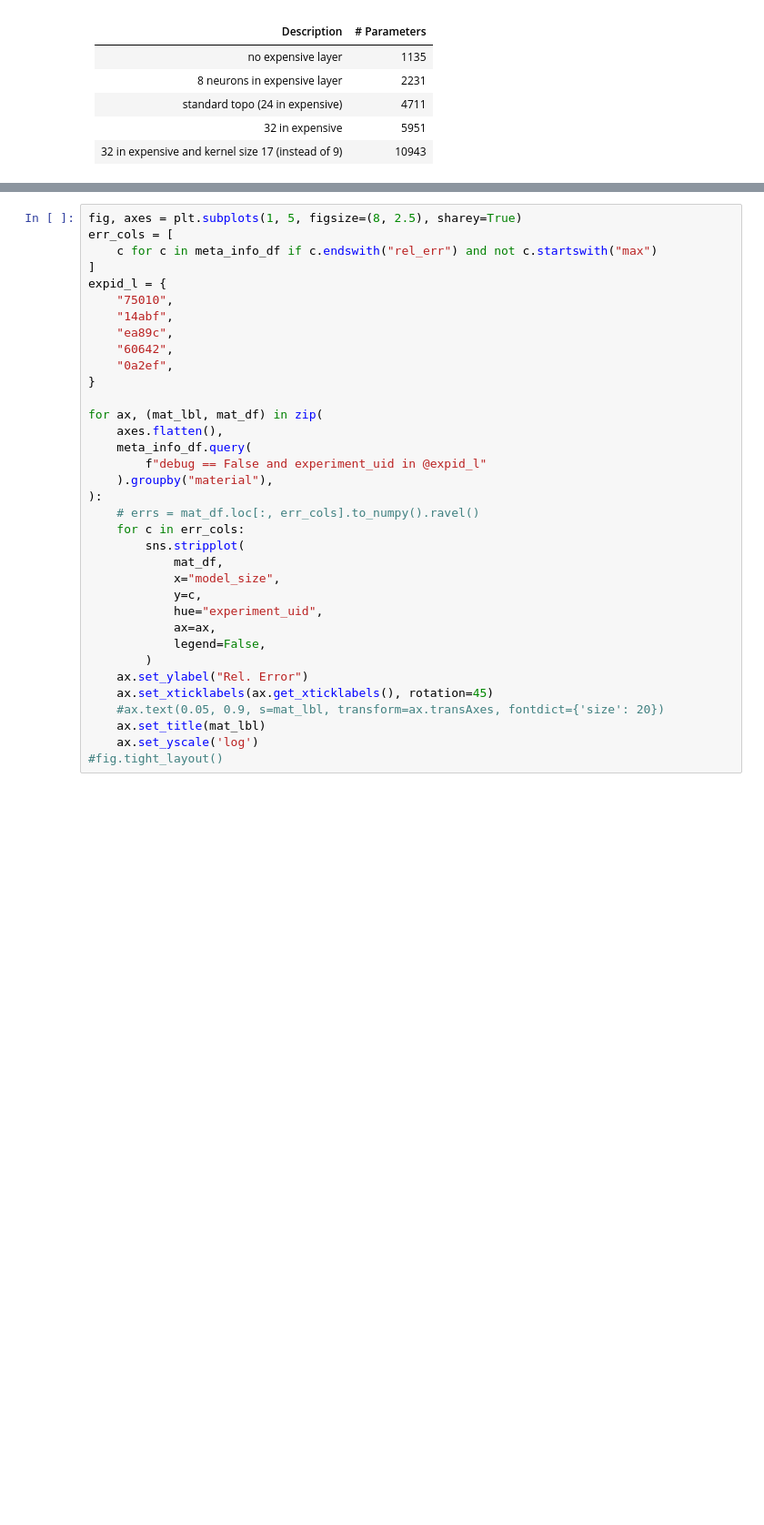
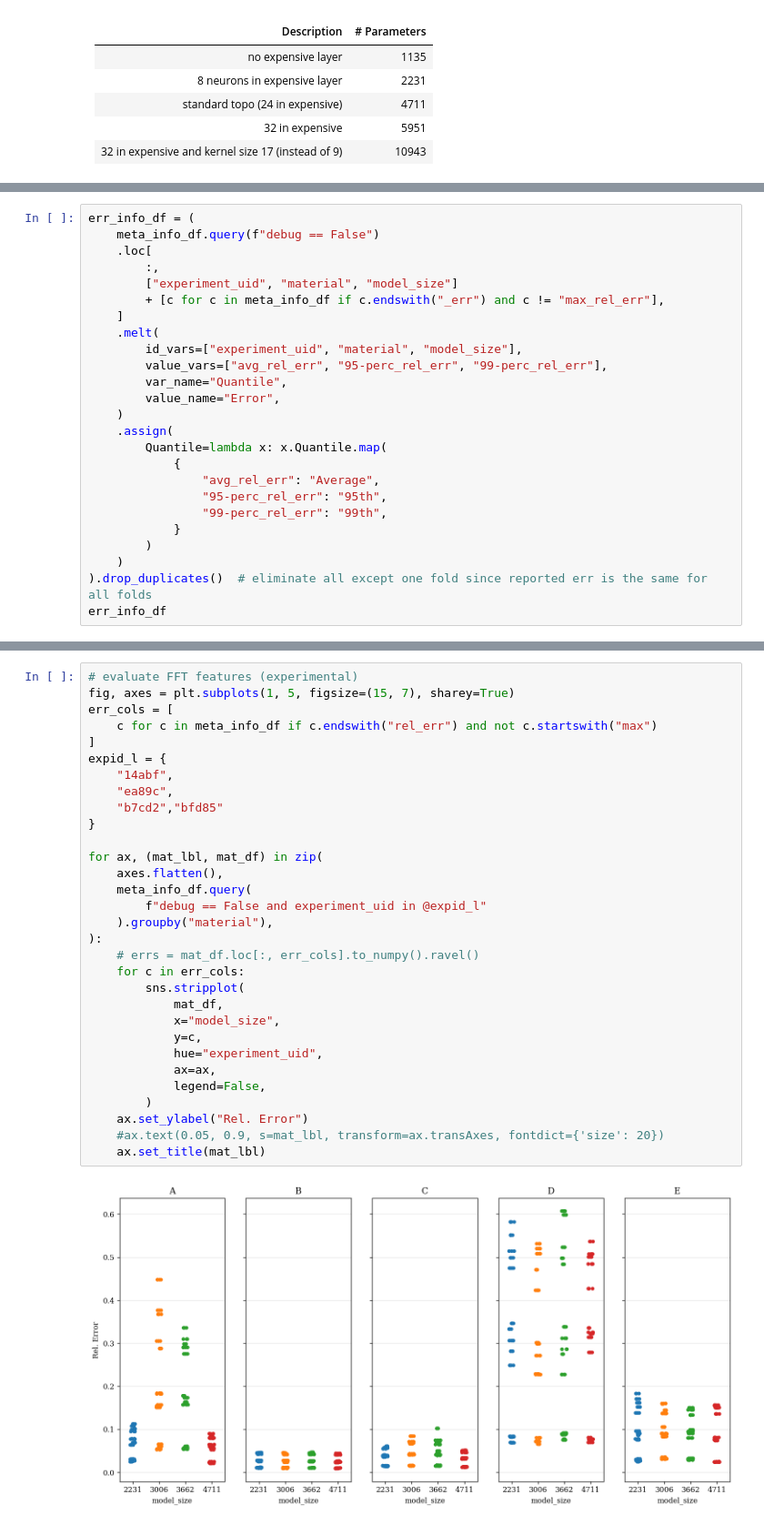
Before and after one commit to upb-lea/hardcore-magnet-challenge, a Jupyter notebook: notebooks/wk-2.0-hpo.ipynb, the cells around one changed output, grey strips where cells are left out. Shown at 91% size. Saved outputs shown, nothing was run; the diff lists cells and outputs as text; blank space fills up the shorter version.

```diff
--- a/notebooks/wk-2.0-hpo.ipynb
+++ b/notebooks/wk-2.0-hpo.ipynb
@@ -45,0 +74,25 @@ meta_info_df.query(f"debug == False").head()
+# %%
+err_info_df = (
+    meta_info_df.query(f"debug == False")
+    .loc[
+        :,
+        ["experiment_uid", "material", "model_size"]
+        + [c for c in meta_info_df if c.endswith("_err") and c != "max_rel_err"],
+    ]
+    .melt(
+        id_vars=["experiment_uid", "material", "model_size"],
+        value_vars=["avg_rel_err", "95-perc_rel_err", "99-perc_rel_err"],
+        var_name="Quantile",
+        value_name="Error",
+    )
+    .assign(
+        Quantile=lambda x: x.Quantile.map(
+            {
+                "avg_rel_err": "Average",
+                "95-perc_rel_err": "95th",
+                "99-perc_rel_err": "99th",
+            }
+        )
+    )
+).drop_duplicates()  # eliminate all except one fold since reported err is the same for all folds
+err_info_df
@@ -46,35 +194,33 @@ meta_info_df.query(f"debug == False").head()
 # %%
-fig, axes = plt.subplots(1, 5, figsize=(8, 2.5), sharey=True)
+# evaluate FFT features (experimental)
+fig, axes = plt.subplots(1, 5, figsize=(15, 7), sharey=True)
 err_cols = [
     c for c in meta_info_df if c.endswith("rel_err") and not c.startswith("max")
 ]
 expid_l = {
-    "75010",
     "14abf",
     "ea89c",
-    "60642",
-    "0a2ef",
+    "b7cd2","bfd85"
 }
 
 for ax, (mat_lbl, mat_df) in zip(
     axes.flatten(),
     meta_info_df.query(
         f"debug == False and experiment_uid in @expid_l"
     ).groupby("material"),
 ):
     # errs = mat_df.loc[:, err_cols].to_numpy().ravel()
     for c in err_cols:
         sns.stripplot(
             mat_df,
             x="model_size",
             y=c,
             hue="experiment_uid",
             ax=ax,
             legend=False,
         )
     ax.set_ylabel("Rel. Error")
-    ax.set_xticklabels(ax.get_xticklabels(), rotation=45)
     #ax.text(0.05, 0.9, s=mat_lbl, transform=ax.transAxes, fontdict={'size': 20})
     ax.set_title(mat_lbl)
-    ax.set_yscale('log')
-#fig.tight_layout()
+# %% [output]
+[figure, added]
```
Also changed, not shown: parts of 9 cells of this notebook, 6 other files.
